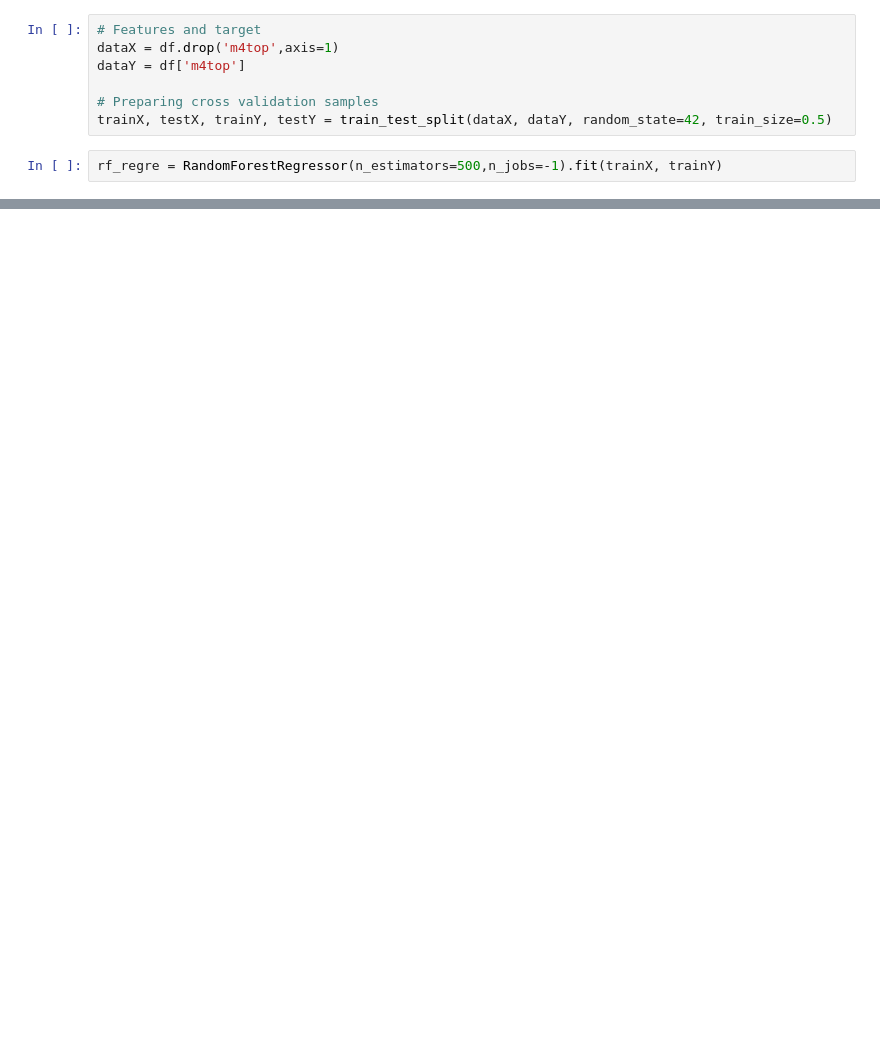
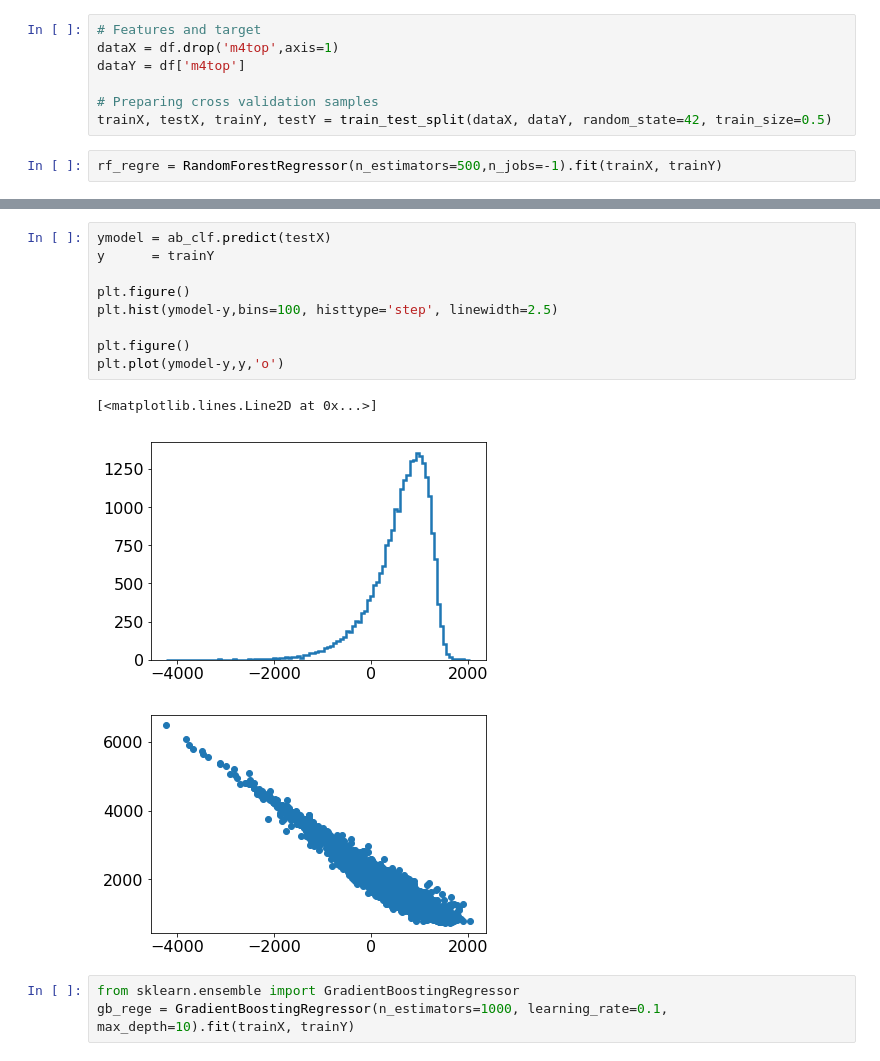
Before and after one commit to rmadar/ML-HEP, a Jupyter notebook: TestRootNumpy.ipynb, the cells around one changed output, grey strips where cells are left out. Cells and saved outputs as stored; diff of their text form; blank space fills up the shorter version.

```diff
--- a/TestRootNumpy.ipynb
+++ b/TestRootNumpy.ipynb
@@ -131,0 +161,16 @@ for varname in df.columns:
+# %%
+ymodel = ab_clf.predict(testX)
+y      = trainY
+
+plt.figure()
+plt.hist(ymodel-y,bins=100, histtype='step', linewidth=2.5)
+
+plt.figure()
+plt.plot(ymodel-y,y,'o')
+# %% [output]
+[<matplotlib.lines.Line2D at 0x...>]
+[figure, added]
+[figure, added]
+# %%
+from sklearn.ensemble import GradientBoostingRegressor
+gb_rege = GradientBoostingRegressor(n_estimators=1000, learning_rate=0.1, max_depth=10).fit(trainX, trainY)
```
Also changed, not shown: parts of 11 cells of this notebook, 1 other file.
